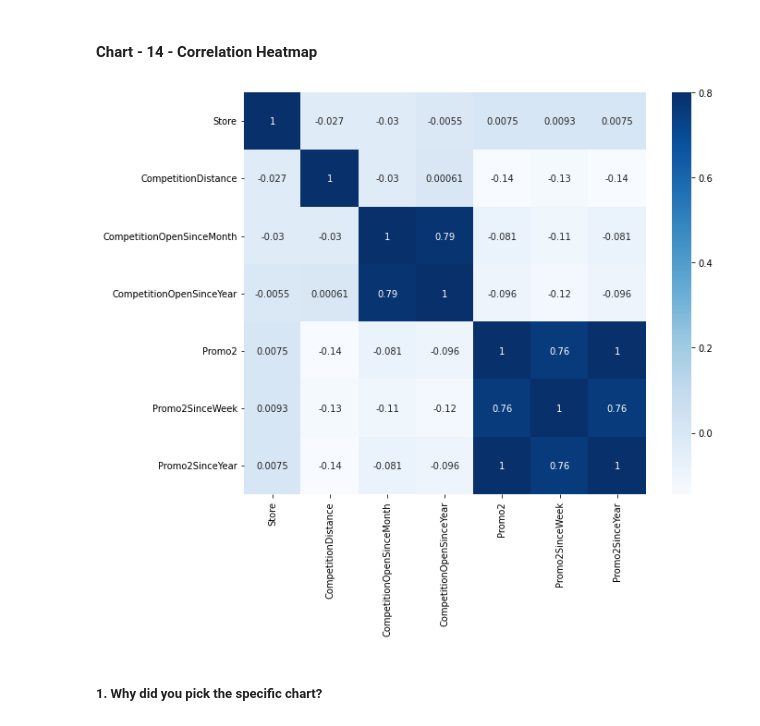
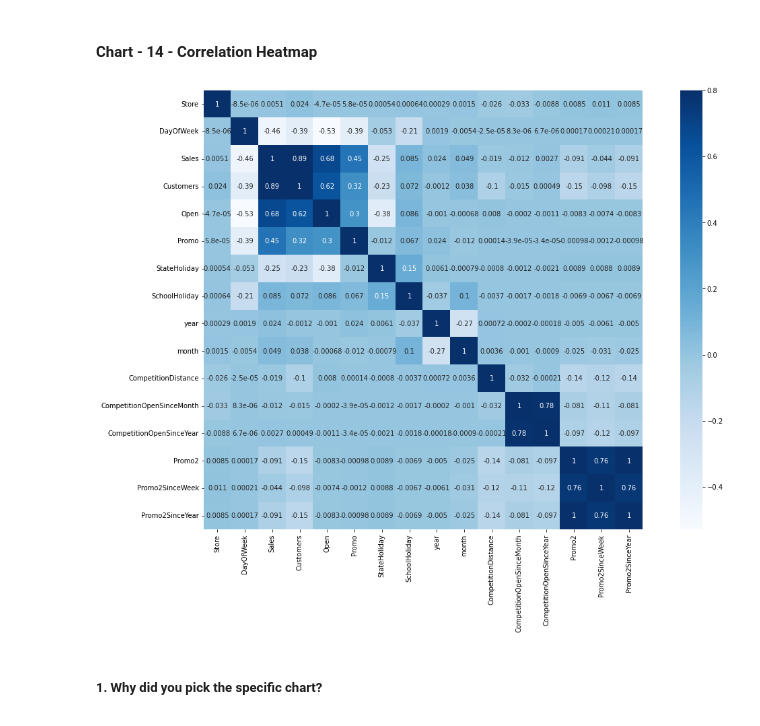
Before and after one commit to Jeetesh-KumarM/CAPSTONE-PROJECT-2-Regression, a Jupyter notebook: Capstone_Project_2_Regression.ipynb, the cells around one changed output. Saved outputs shown, nothing was run; the diff lists cells and outputs as text; code cells hidden in the pictures.

```diff
--- a/Capstone_Project_2_Regression.ipynb
+++ b/Capstone_Project_2_Regression.ipynb
@@ -616,3 +616,6 @@ a     20260
 b      6690
 c      4100
 Name: StateHoliday, dtype: int64
+# %%
+dff["StateHoliday"] = dff["StateHoliday"].map({0: 0, "0": 0, "a": 1, "b": 1, "c": 1})
+dff.StateHoliday.value_counts()
@@ -648,3 +697,18 @@ Are there any insights that lead to negative growth? Justify with specific reaso
 Answer Here
 # %% [markdown]
 #### Chart - 9
+# %%
+dff["Avg_Customer_Sales"] = df.Sales/df.Customers
+f, ax = plt.subplots(2, 3, figsize = (20,10))
+
+color=[ 'red', 'green', 'blue', 'orange']
+
+store_df.groupby("StoreType")["Store"].count().plot(kind = "bar", ax = ax[0, 0], title = "Total no. of each StoreTypes",color=color)
+dff.groupby("StoreType")["Sales"].sum().plot(kind = "bar", ax = ax[0,1], title = "Total Sales of each StoreTypes(in billion)",color=color)
+dff.groupby("StoreType")["Customers"].sum().plot(kind = "bar", ax = ax[0,2], title = "Total Customers of each StoreTypes",color=color)
+dff.groupby("StoreType")["Sales"].mean().plot(kind = "bar", ax = ax[1,0], title = "Average Sales of each StoreTypes",color=color)
+dff.groupby("StoreType")["Avg_Customer_Sales"].mean().plot(kind = "bar", ax = ax[1,1], title = "Average Spending per Customer",color=color)
+dff.groupby("StoreType")["Customers"].mean().plot(kind = "bar", ax = ax[1,2], title = "Average Customers per StoreType",color=color)
+
+plt.subplots_adjust(hspace = 0.3)
+plt.show()
@@ -651,3 +717,5 @@ Answer Here
+# %%
+dff.drop('Avg_Customer_Sales',axis=1,inplace=True)
 # %%
 # Chart - 9 visualization code
 # %% [markdown]
@@ -736,11 +804,11 @@ Answer Here
 # %%
 # Correlation Heatmap visualization code
 #correlation matrix
-corrmat = store_df.corr()
-h, ax = plt.subplots(figsize=(10, 8))
+corrmat = dff.corr()
+h, ax = plt.subplots(figsize=(20, 12))
 sns.heatmap(corrmat, vmax=.8, square=True , cmap="Blues",annot=True);
 # %% [output]
-[figure, old version]
+[figure, new version]
 # %% [markdown]
 ##### 1. Why did you pick the specific chart?
 # %% [markdown]
```
Also changed, not shown: parts of 11 cells of this notebook.
